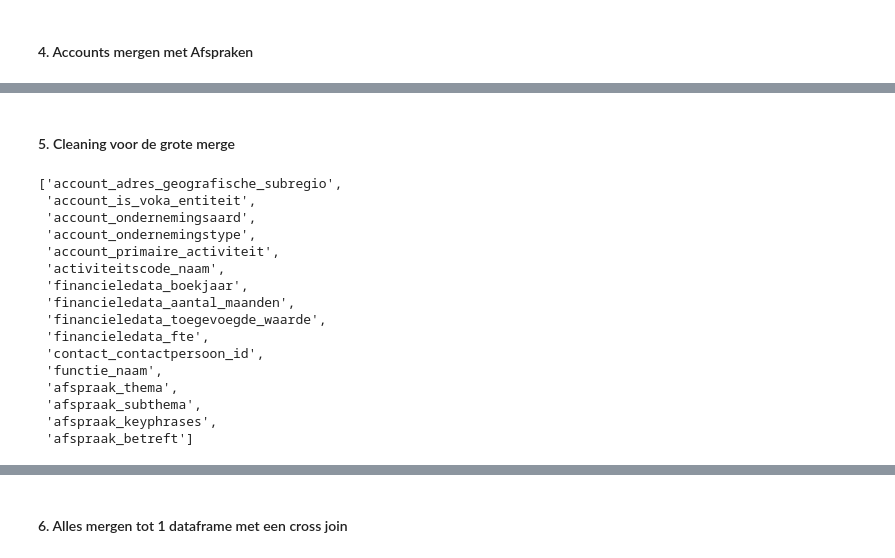
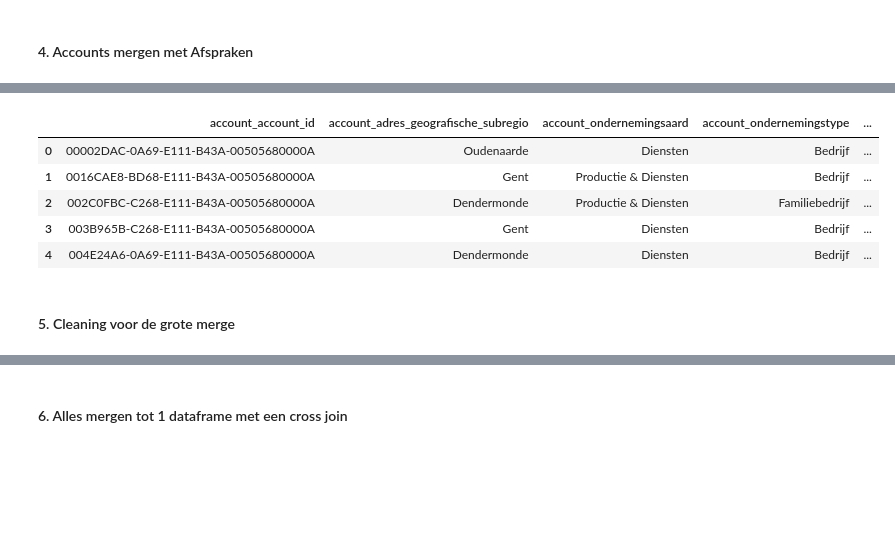
Before and after one commit to Floris-Buyse-FB/Data-Engineering-Project-2, a Jupyter notebook: scripts/AA_REC_SYSTEM_SUPERVISED.ipynb, the cells around one changed output, grey strips where cells are left out. Cells and saved outputs as stored; diff of their text form; code cells hidden in the pictures; blank space fills up the shorter version.

```diff
--- a/scripts/AA_REC_SYSTEM_SUPERVISED.ipynb
+++ b/scripts/AA_REC_SYSTEM_SUPERVISED.ipynb
@@ -262,0 +334,7 @@ Er zijn meerdere thema's in sessie per campagne, we gaan een nieuwe kolom maken
+# %%
+unique_categories = set(category for row in result['sessie_thema_naam_list'] for category in row)
+
+for category in unique_categories:
+    result[category] = result['sessie_thema_naam_list'].apply(lambda x: int(category in x))
+
+result.drop('sessie_thema_naam_list', axis=1, inplace=True)
@@ -268,5 +492,2 @@ campagnes_merged.shape
 # %% [markdown]
 #### 4. Accounts mergen met Afspraken
-# %%
-accounts_merged = accounts_merged.merge(afspraken_merged, left_on='contact_contactpersoon_id', right_on='activiteitvereistcontact_reqattendee', how='inner')
-accounts_merged.shape
@@ -274,0 +532,27 @@ accounts_merged.shape
+# %%
+grouping_categories = {
+    'Lidmaatschap': ['Lidmaatschap'],
+    'Welt': ['Welt', 'Welt 2.0', 'Welt 2.0-2023'],
+    'Plato': ['Plato'],
+    'Internationaal Ondernemen': ['Internationaal Ondernemen', 'Internationaal Ondernemen - voor Info en Advies'],
+    'Technologie en Innovatie': ['Digitalisering, IT & Technologie', 'Innovatie'],
+    'Groeien en Netwerking': ['Groeien', 'Netwerking'],
+    'Duurzaamheid': ['Duurzaam Ondernemen', 'Mobiliteit'],
+    'Familiebedrijfsmanagement': ['Familiebedrijven', 'Opvolging en Overname'],
+    'Arbeidsmarkt': ['Arbeidsmarkt', 'Opleidingen'],
+    'Bedrijfsbeheer': ['Algemeen Management', 'Bestuurlijke organisaties', 'Human Resources'],
+    'Financieel': ['Financieel', 'Marketing & Sales'],
+    'Logistiek en Transport': ['Logistiek en Transport', 'Haven']
+}
+
+def map_thema(thema):
+    for category, themes in grouping_categories.items():
+        if thema in themes:
+            return category
+    return thema
+
+afspraken_merged['afspraak_thema_grouped'] = afspraken_merged['afspraak_thema'].apply(map_thema)
+afspraken_merged = afspraken_merged.drop(['afspraak_thema', 'afspraak_subthema'], axis=1)
+# %%
+afspraken_merged = afspraken_merged.drop(['afspraak_afspraak_id', 'afspraak_onderwerp', 'afspraak_eindtijd', 'activiteitvereistcontact_activityid_id', 'afspraak_keyphrases'], axis=1)
+afspraken_merged.info()
@@ -275,3 +569,14 @@ accounts_merged.shape
+# %%
+afspraakthema_counts = afspraken_merged.groupby('activiteitvereistcontact_reqattendee')['afspraak_thema_grouped'].value_counts().unstack(fill_value=0)
+accounts_merged = accounts_merged.merge(afspraakthema_counts, left_on='contact_contactpersoon_id', right_index=True, how='left').fillna(0)
+accounts_merged.head()
+# %% [output]
+|  | account_account_id | account_adres_geografische_subregio | account_ondernemingsaard | account_ondernemingstype | ... |
+| 0 | 00002DAC-0A69-E111-B43A-00505680000A | Oudenaarde | Diensten | Bedrijf | ... |
+| 1 | 0016CAE8-BD68-E111-B43A-00505680000A | Gent | Productie & Diensten | Bedrijf | ... |
+| 2 | 002C0FBC-C268-E111-B43A-00505680000A | Dendermonde | Productie & Diensten | Familiebedrijf | ... |
+| 3 | 003B965B-C268-E111-B43A-00505680000A | Gent | Diensten | Bedrijf | ... |
+| 4 | 004E24A6-0A69-E111-B43A-00505680000A | Dendermonde | Diensten | Bedrijf | ... |
 # %%
 # RAM vrijmaken
 try:
@@ -335,19 +589,0 @@ campagnes_merged = campagnes_merged.drop(onnodige_kolommen_campagnes, axis=1)
-# %%
-list(accounts_merged.columns)
-# %% [output]
-['account_adres_geografische_subregio',
- 'account_is_voka_entiteit',
- 'account_ondernemingsaard',
- 'account_ondernemingstype',
- 'account_primaire_activiteit',
- 'activiteitscode_naam',
- 'financieledata_boekjaar',
- 'financieledata_aantal_maanden',
- 'financieledata_toegevoegde_waarde',
- 'financieledata_fte',
- 'contact_contactpersoon_id',
- 'functie_naam',
- 'afspraak_thema',
- 'afspraak_subthema',
- 'afspraak_keyphrases',
- 'afspraak_betreft']
```
Also changed, not shown: parts of 62 cells of this notebook.
